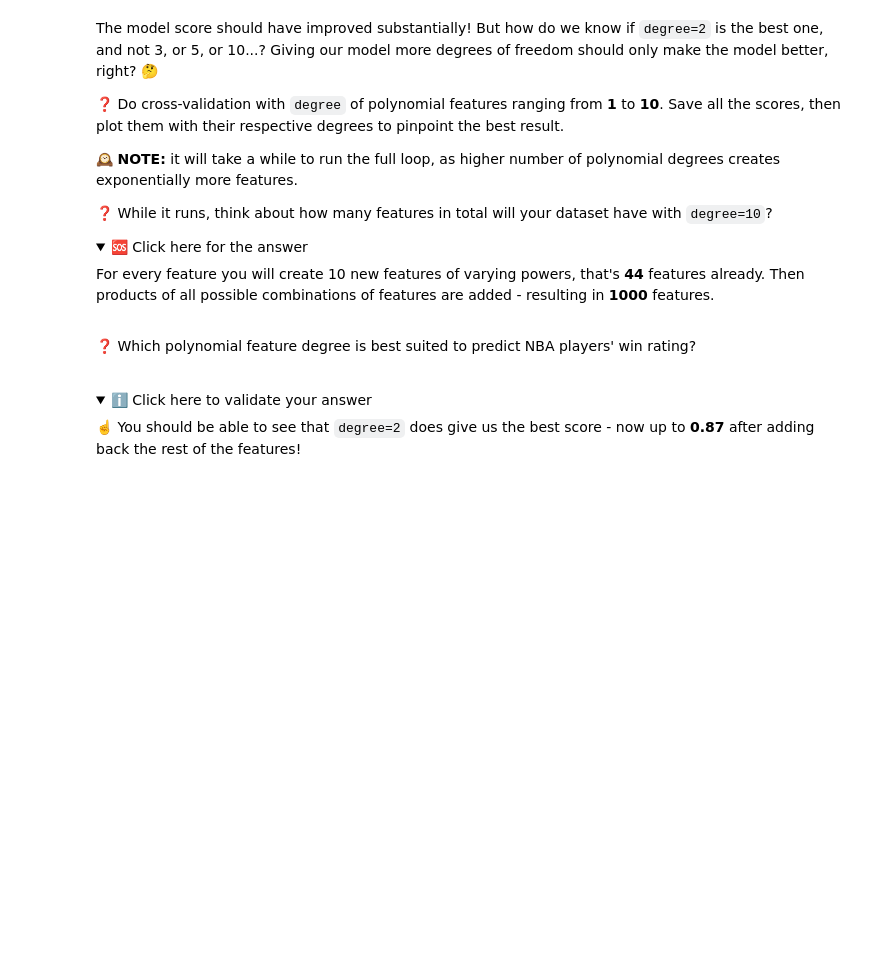
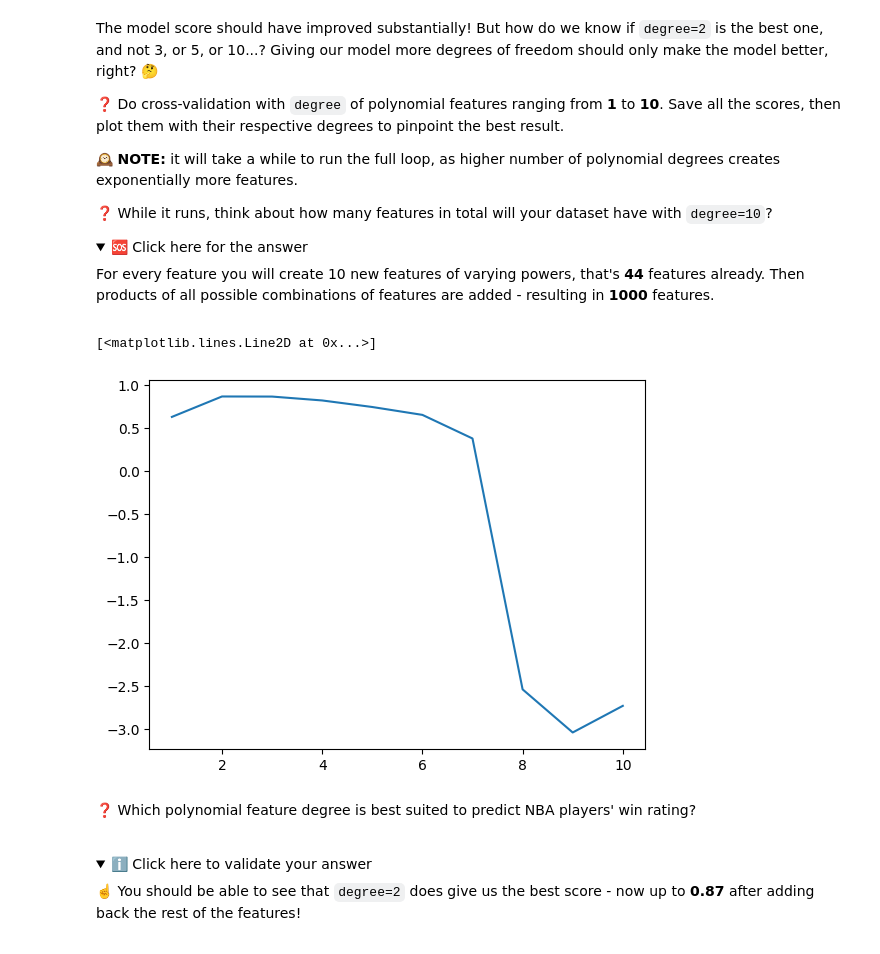
Before and after one commit to bitazaratustra/lewagon_data, a Jupyter notebook: data-learning-curves/Learning_Curves.ipynb, the cells around one changed output. Saved outputs shown, nothing was run; the diff lists cells and outputs as text; code cells hidden in the pictures; folded sections open; blank space fills up the shorter version.

```diff
--- a/data-learning-curves/Learning_Curves.ipynb
+++ b/data-learning-curves/Learning_Curves.ipynb
@@ -249,0 +319,11 @@ We've seen that Polynomial Features on `mp` improves the model, but how about th
+# %%
+# YOUR CODE HERE
+X = df[['mp', 'poss', 'do_ratio', 'pacing']]
+y = df['win_rating']
+
+poly_features = PolynomialFeatures(degree=2)
+X_poly = poly_features.fit_transform(X)
+
+cv_2degree = cross_validate(model, X_poly, y, cv=5)
+cv_2degree = cv_2degree['test_score'].mean()
+cv_2degree
@@ -269,3 +349,18 @@ For every feature you will create 10 new features of varying powers, that's **44
+# %%
+# YOUR CODE HERE
+degree = np.arange(1,11,1)
+cv_results = []
+for x in degree:
+    poly_features = PolynomialFeatures(degree=x)
+    X_poly = poly_features.fit_transform(X)
+
+    cv_2degree = cross_validate(model, X_poly, y, cv=5)
+    cv_results.append(cv_2degree['test_score'].mean())
+
+plt.plot(degree, cv_results)
+# %% [output]
+[<matplotlib.lines.Line2D at 0x...>]
+[figure, added]
 # %% [markdown]
 ❓ Which polynomial feature degree is best suited to predict NBA players' win rating?
 
```
Also changed, not shown: parts of 19 cells of this notebook, 1 other file.
